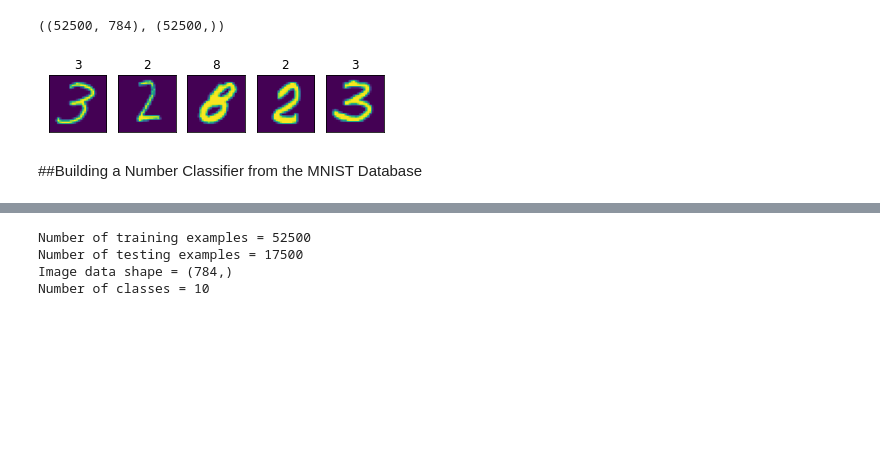
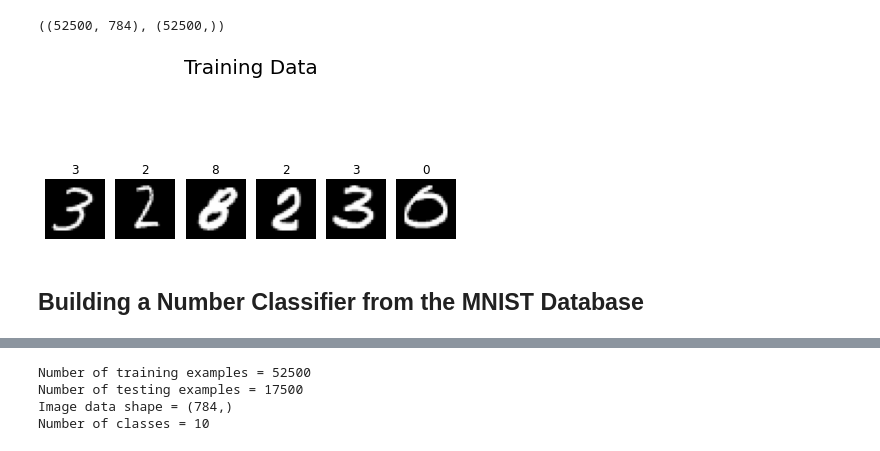
Before and after one commit to darrendefaoite/ET5003_SEM1_2021-2, a Jupyter notebook: Week-1/Etivity1.2.ipynb, the cells around one changed output, grey strips where cells are left out. Cells and saved outputs as stored; diff of their text form; code cells hidden in the pictures; blank space fills up the shorter version.

Commit message:
Updated markdown, plot

```diff
--- a/Week-1/Etivity1.2.ipynb
+++ b/Week-1/Etivity1.2.ipynb
@@ -124,19 +115,35 @@ assert(X_train.shape[0] + X_test.shape[0] == mnist.data.shape[0])
 X_train.shape, y_train.shape
 # %% [output]
 ((52500, 784), (52500,))
-# %%
-def plot_example(X, y):
-    """Plot the first 5 images and their labels in a row."""
-    for i, (img, y) in enumerate(zip(X[:5].reshape(5, 28, 28), y[:5])):
-        plt.subplot(151 + i)
-        plt.imshow(img)
-        plt.xticks([])
-        plt.yticks([])
-        plt.title(y)
+# %%
+def plot_example(X: np.array, y: np.array, n: int=5, plot_title: str=None) -> None:
+    """Plots the first 'n' images and their labels in a row.
+
+    Args:
+        X (numpy array): Image data with each row of array contining an image
+                         as a flat vector
+        y (numpy array): Image labels
+        n (int): Number of images to display
+        plot_title (str): Title of the plot
+    Returns:
+        None
+    """
+    fig, axs = plt.subplots(1, n)
+    fig.suptitle(plot_title, fontsize=20)
+
+    axs = axs.ravel()
+    for i, (img, y) in enumerate(zip(X[:n].reshape(n, 28, 28), y[:n])):
+        axs[i].axis('off')
+        axs[i].imshow(img, cmap="Greys_r")
+        axs[i].set_title(y)
+
+    fig.tight_layout()
+    fig.subplots_adjust(top=0.88)
+    plt.show()
 # %%
-plot_example(X_train, y_train)
+plot_example(X=X_train, y=y_train, n=6, plot_title="Training Data")
 # %% [output]
-[figure, old version]
+[figure, new version]
 # %% [markdown]
-##Building a Number Classifier from the MNIST Database
+## Building a Number Classifier from the MNIST Database
 # %% [markdown]
```
Also changed, not shown: parts of 49 cells of this notebook.
